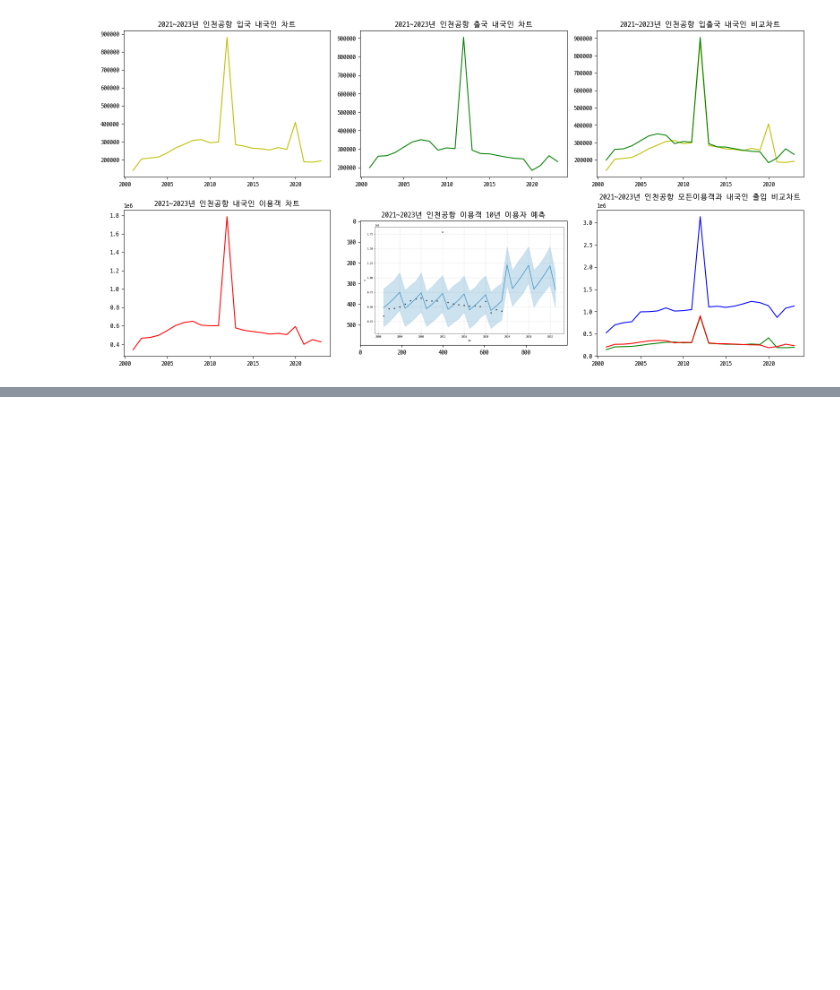
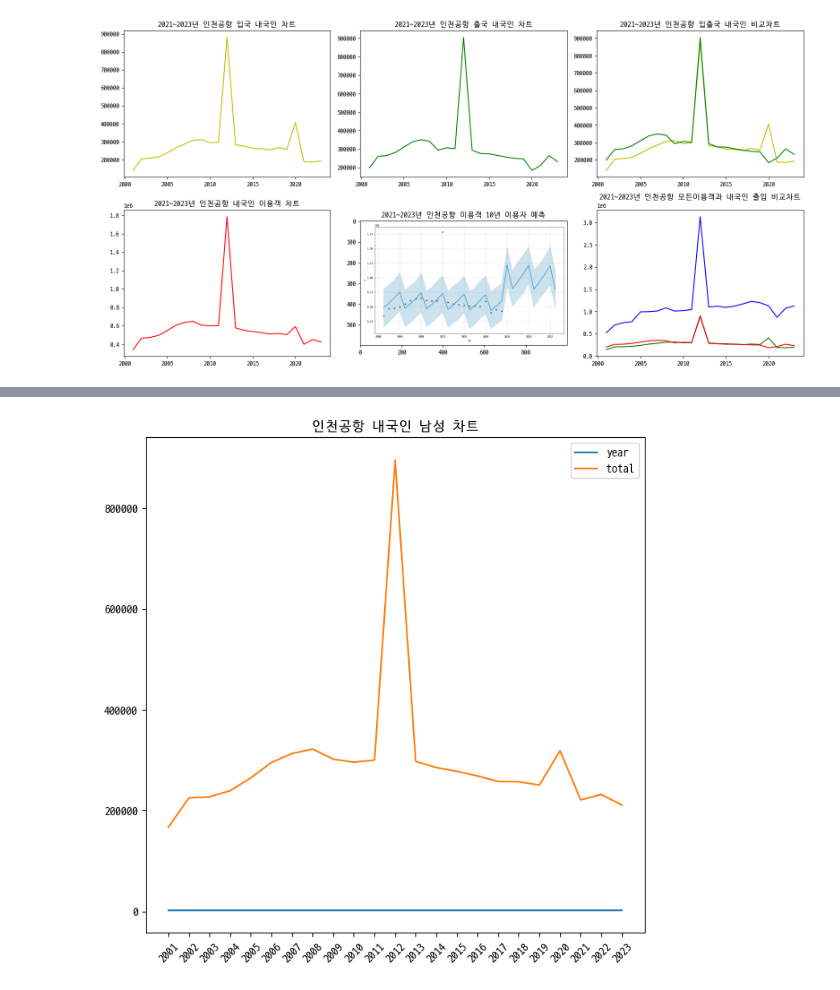
Before and after one commit to pmj8298/team_study, a Jupyter notebook: 공항/python11_인천공항이용자수분석Team.ipynb, the cells around one changed output, grey strips where cells are left out. Drawn from its saved outputs; the diff is of its cells as text; code cells hidden in the pictures; blank space fills up the shorter version.

```diff
--- a/공항/python11_인천공항이용자수분석Team.ipynb
+++ b/공항/python11_인천공항이용자수분석Team.ipynb
@@ -286,0 +293,5 @@ plt.show()
+# %%
+# team_data에 ori 복사 후 컬럼명 지정
+team_data = ori.copy()
+team_data.columns = ["airport", "type1", "gender", "year", "type2", "value"]
+team_data
@@ -286,0 +312,9 @@ plt.show()
+# %%
+# filter_m에는 내국인 남성, filter_w에는 내국인 여성만 삽입
+filter_m = (team_data["type1"]=="내국인")&(team_data["gender"]=="남자")
+filter_w = (team_data["type1"]=="내국인")&(team_data["gender"]=="여자")
+# team_data[filter_w]   확인용 출력 코드
+# %%
+# filter_m의 기준에 적합한 데이터들을 연도별로 묶고, 해당 연도별 value의 합을 total에 넣어 man_data 데이터프레임 생성
+man_data = team_data[filter_m].groupby("year")["value"].sum().reset_index(name="total")
+# man_data  확인용 출력코드
@@ -286,0 +325,9 @@ plt.show()
+# %%
+# 그래프 출력 테스트
+# man_data를 8*8 사이즈로 제목을 지정하여 ax에 삽입
+ax = man_data.plot(figsize=(8,8), title="인천공항 내국인 남성 차트")
+ax.set_xticks(range(len(man_data)))  # x축은 man_data 길이만큼
+ax.set_xticklabels(man_data["year"], rotation=45)  # man_data의 year로 라벨 지정, 45도 기울임
+plt.show()
+# %% [output]
+[figure, added]
```
Also changed, not shown: parts of 5 cells of this notebook.
